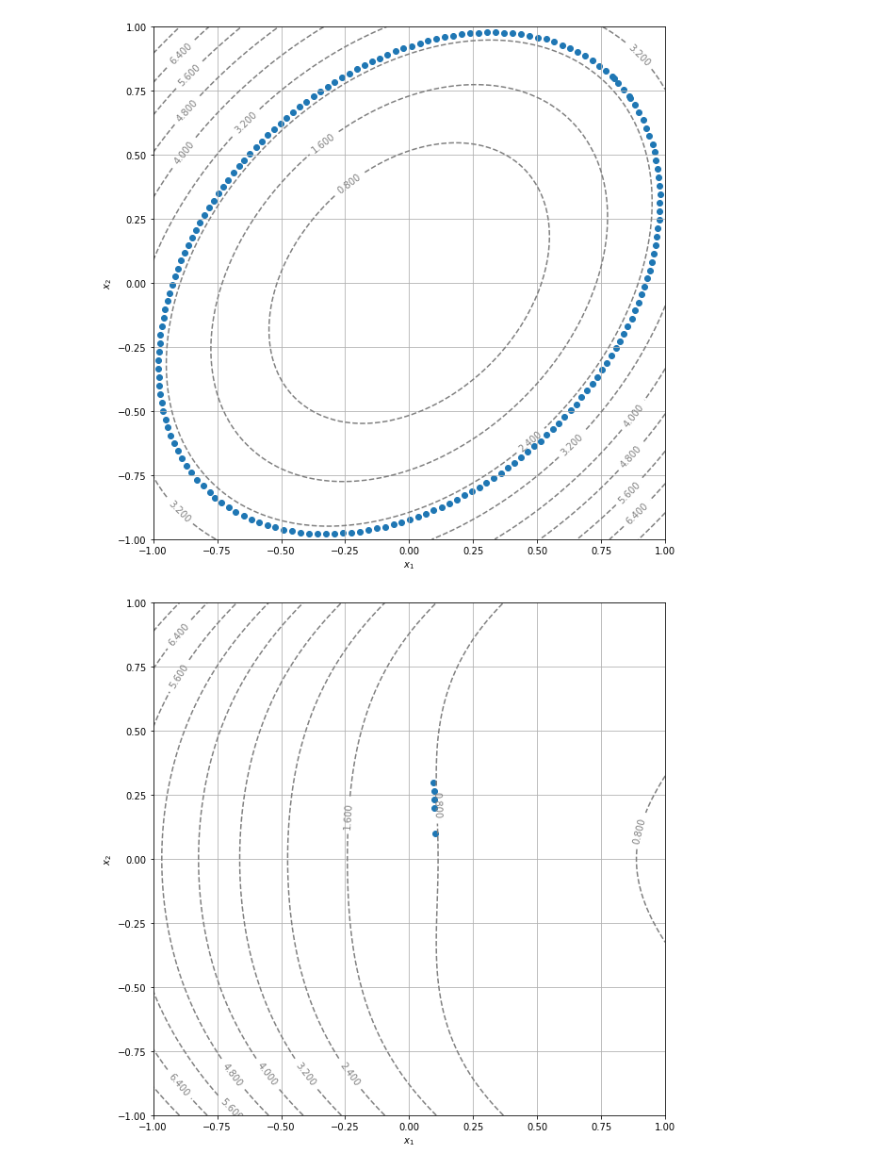
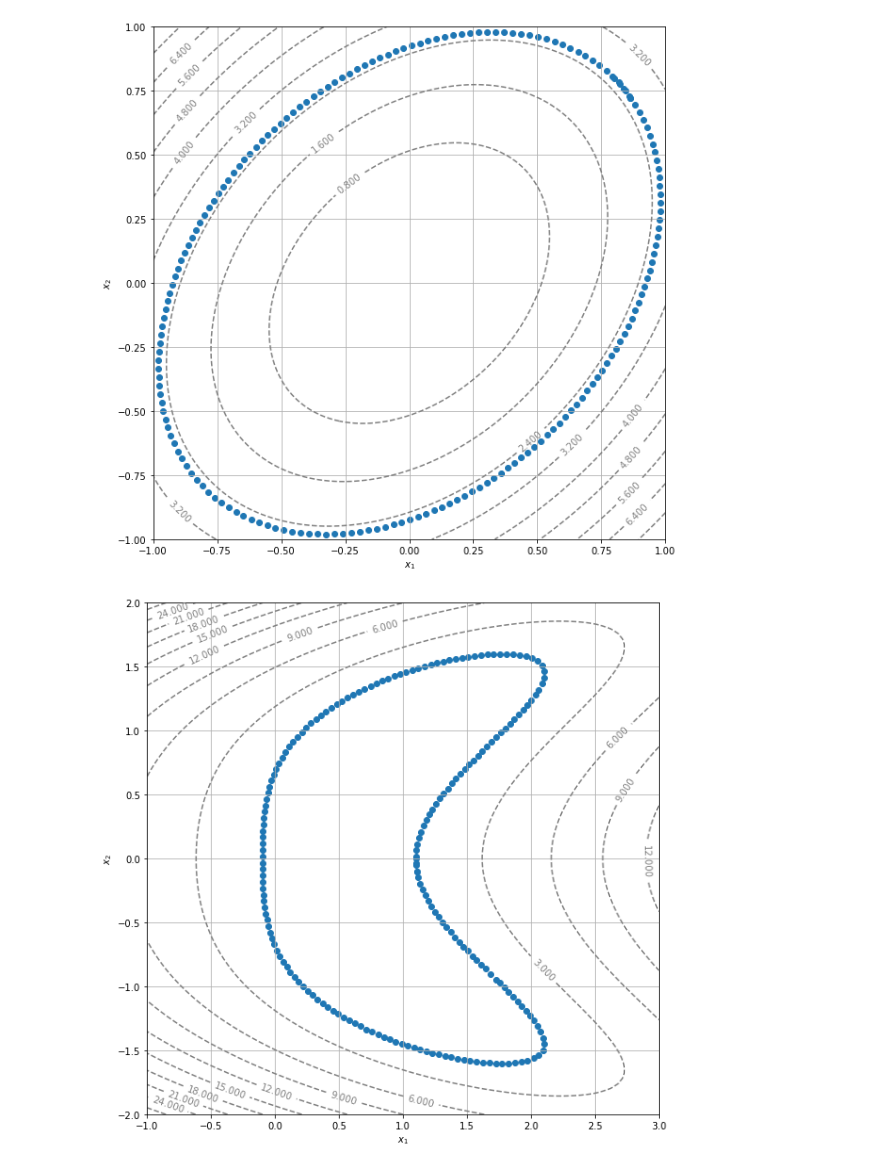
Before and after one commit to pierrelouisbinachon/Projet-Maths-info-, a Jupyter notebook: Courbe_niveau.ipynb, the cells around one changed output. Saved outputs shown, nothing was run; the diff lists cells and outputs as text; code cells hidden in the pictures.

```diff
--- a/Courbe_niveau.ipynb
+++ b/Courbe_niveau.ipynb
@@ -310,7 +310,7 @@ Nous cherchons dans cette étude à calculer et tracer des courbes de niveau. Ai
 # %% [markdown]
 On veut une valeur de epsilon suffisamment faible pour que le résultat soit précis mais suffisamment grande pour que les calculs ne prennent pas trop de temps à être exécutés
 # %%
-N = 100
+N = 1000
 eps = 10**(-10)
 # %% [markdown]
 #### Tâche 1
@@ -641,7 +641,7 @@ Intégrer le mécanisme d'interpolation dans (une nouvelle version de) la foncti
 # %%
 def tangente(x, y, f):
     gr = grad(f)(x, y)
-    result = np.array([gr[0], -gr[1]])
+    result = np.array([gr[1], -gr[0]])
     norm = np.sqrt(result[0]**2 + result[1]**2)
     return ((1/norm)*result)
 def level_curve_complete (f, x0, y0, oversampling, delta=0.1, eps=eps):
@@ -660,20 +660,22 @@ def level_curve_complete (f, x0, y0, oversampling, delta=0.1, eps=eps):
         c=0
         u1 = tangente(x0, y0, f)
         u2 = tangente(x, y, f)
+        Z = gamma(T, (x0, y0), (x, y), u1, u2)
+        for i in range(1,len(Z[0])):
+                liste_points.append([Z[0][i], Z[1][i]])
         while not boucle :
             x_old , y_old = x , y
             x, y = new_point(f, x, y, delta)
             S2=[[x_old, y_old], [x, y]]
 
-            u1 = u2
+            u1 = tangente(x_old, y_old, f)
             u2 = tangente(x, y, f)
             Z = gamma(T, (x_old, y_old), (x, y), u1, u2)
             for i in range(1,len(Z[0])):
                 liste_points.append([Z[0][i], Z[1][i]])
 
 
-            if ((x0-x)**2 + (y0-y)**2)<delta**2 :
-                boucle = True
+
             boucle = Intersect(S1, S2)
             c+=1
         return (np.array(liste_points))
@@ -699,15 +701,15 @@ plt.show()
 # %%
 display_contour(
     f2,
-    x=np.linspace(-1.0, 1.0, 100),
-    y=np.linspace(-1.0, 1.0, 100),
+    x=np.linspace(-1.0, 3.0, 100),
+    y=np.linspace(-2.0, 2.0, 100),
     levels=10 # 10 levels, automatically selected
 )
-Z = level_curve_complete(f2, 0.1, 0.1, 4)
+Z = level_curve_complete(f2,1.1, 0., 3)
 
 X = Z[:,0]
 Y = Z[:,1]
 plt.scatter(X, Y)
 plt.show()
 # %% [output]
-[figure, old version]
+[figure, new version]
```
Also changed, not shown: parts of 2 cells of this notebook.
